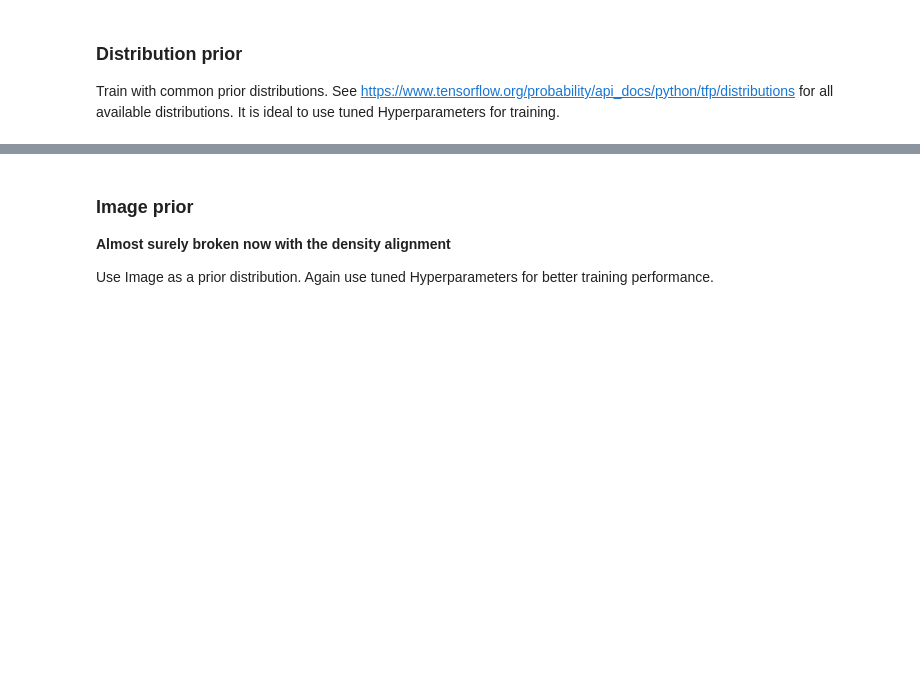
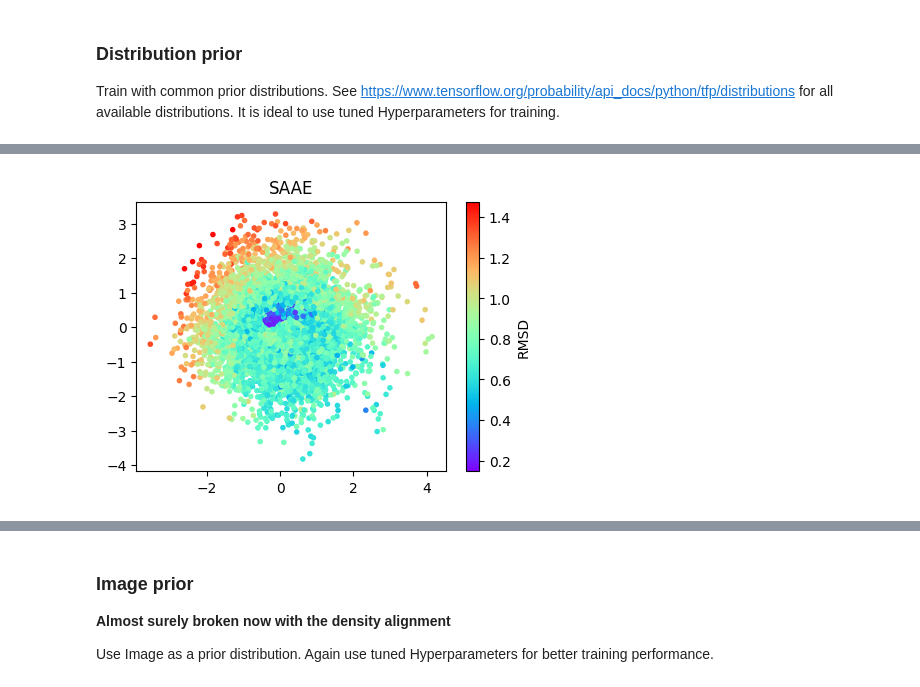
Before and after one commit to ljocha/ASMSA, a Jupyter notebook: train.ipynb, the cells around one changed output, grey strips where cells are left out. Drawn from its saved outputs; the diff is of its cells as text; code cells hidden in the pictures; blank space fills up the shorter version.

```diff
--- a/train.ipynb
+++ b/train.ipynb
@@ -130,7 +184,7 @@ monitored_metric = "AE loss min"
 early_stop_cb = tf.keras.callbacks.EarlyStopping(
     monitor=monitored_metric,
     min_delta=0.0001,
-    patience=15,
+    patience=50, #15,
     verbose=1,
     mode="min",
     restore_best_weights=True,
@@ -217,0 +392,10 @@ plt.show()
+# %%
+stride=1
+plt.figure(figsize=(5,3.5))
+plt.scatter(lows[::stride,0],lows[::stride,1],marker='.',c=rmsd[::stride],cmap=cmap)
+plt.colorbar(cmap=cmap).set_label('RMSD')
+plt.title("SAAE")
+plt.savefig('fig.pdf')
+plt.show()
+# %% [output]
+[figure, added]
```
Also changed, not shown: parts of 27 cells of this notebook, 8 other files.
